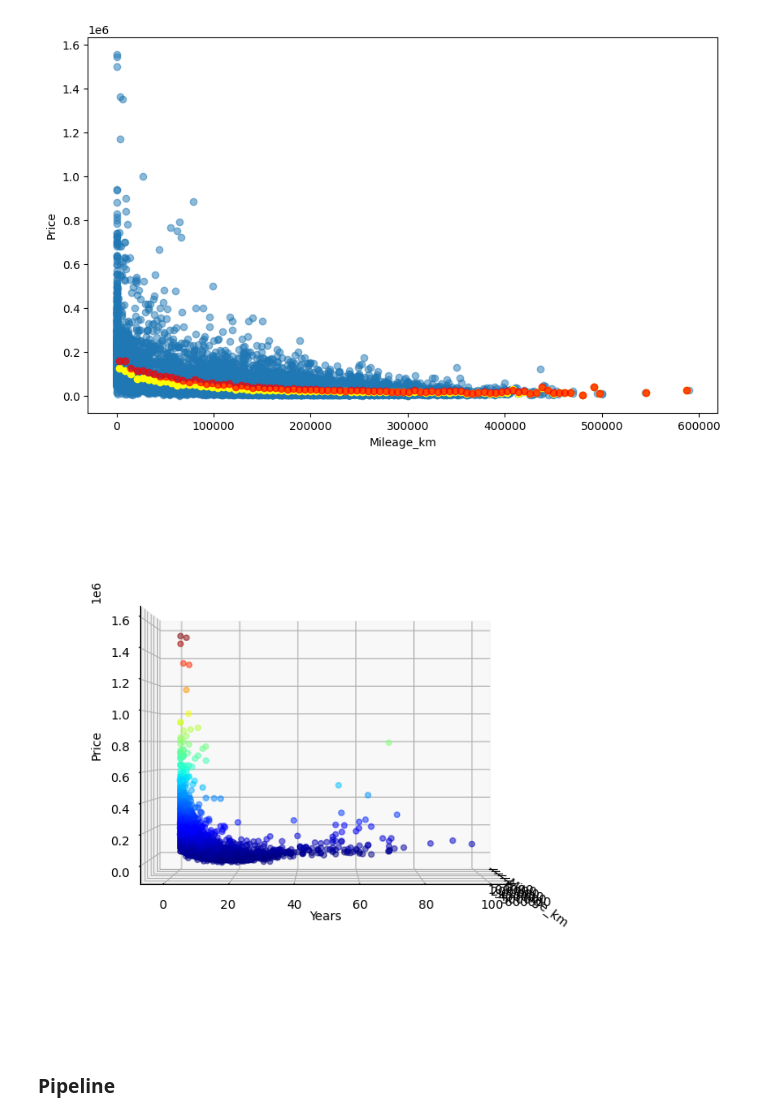
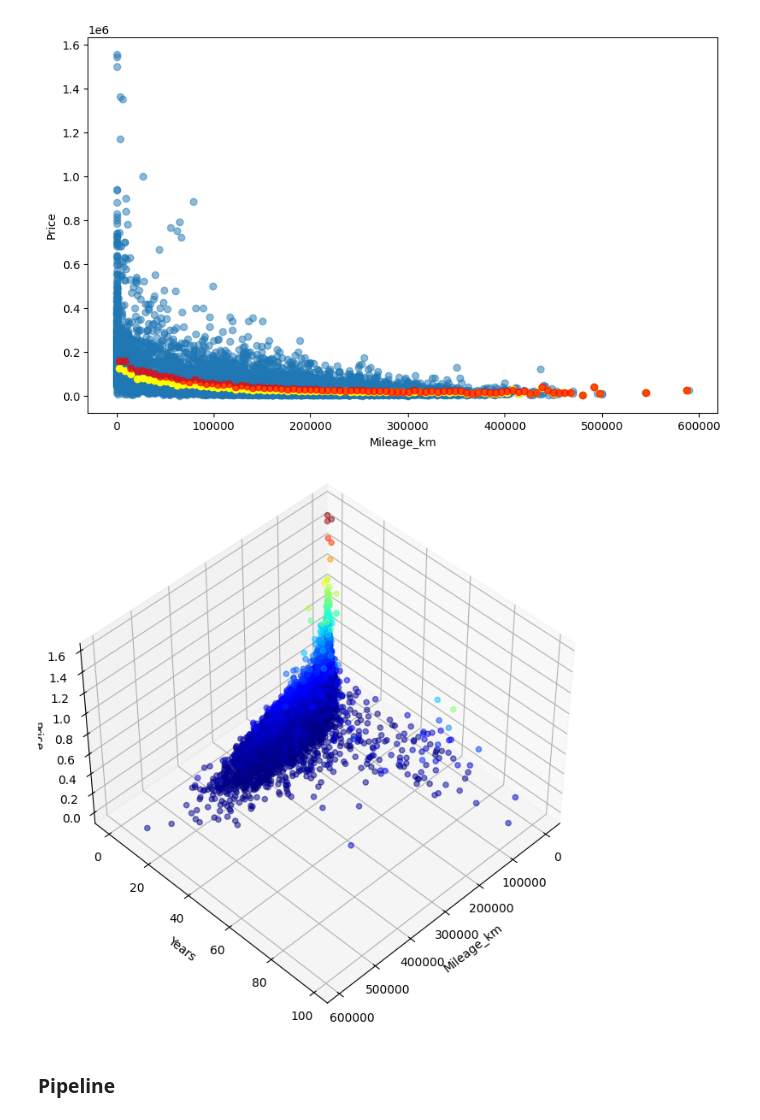
Before and after one commit to karrola/komis, a Jupyter notebook: modeling.ipynb, the cells around one changed output. Drawn from its saved outputs; the diff is of its cells as text; code cells hidden in the pictures.

```diff
--- a/modeling.ipynb
+++ b/modeling.ipynb
@@ -156,27 +159,27 @@ plt.show()
 # %%
 fig = plt.figure(figsize=(12, 8))
 axis = plt.axes(projection='3d')
 
 tmp_df = train_set[['Price', 'Production_year', 'Mileage_km', 'Condition', 'Power_HP', 'CO2_emissions', 'Currency']].copy()
 tmp_df['Years'] = 2021 - tmp_df['Production_year']
 lin = np.linspace(start=0, stop=tmp_df['Mileage_km'].max(), num=200)
 indexes = (lin[:-1] + lin[1:]) / 2
 
 tmp_df['mileage_group'] = pd.cut(tmp_df['Mileage_km'], bins=lin)
 avg_prices = tmp_df.groupby('mileage_group')['Price'].mean().reset_index()
 median_prices = tmp_df.groupby('mileage_group')['Price'].median().reset_index()
 
 axis.scatter(tmp_df['Mileage_km'], tmp_df['Years'], tmp_df['Price'], alpha=0.5,
              c=tmp_df['Price'], cmap='jet') #viridis, jet
-axis.view_init(azim=-0, elev=0)
+axis.view_init(azim=45, elev=45)
 
 axis.set_xlabel(xlabel='Mileage_km')
 axis.set_ylabel(ylabel='Years')
 axis.set_zlabel(zlabel='Price')
 
 plt.show()
 # %% [output]
-[figure, old version]
+[figure, new version]
 # %% [markdown]
 ### Pipeline
 # %%
```
Also changed, not shown: parts of 18 cells of this notebook, 2 other files.
